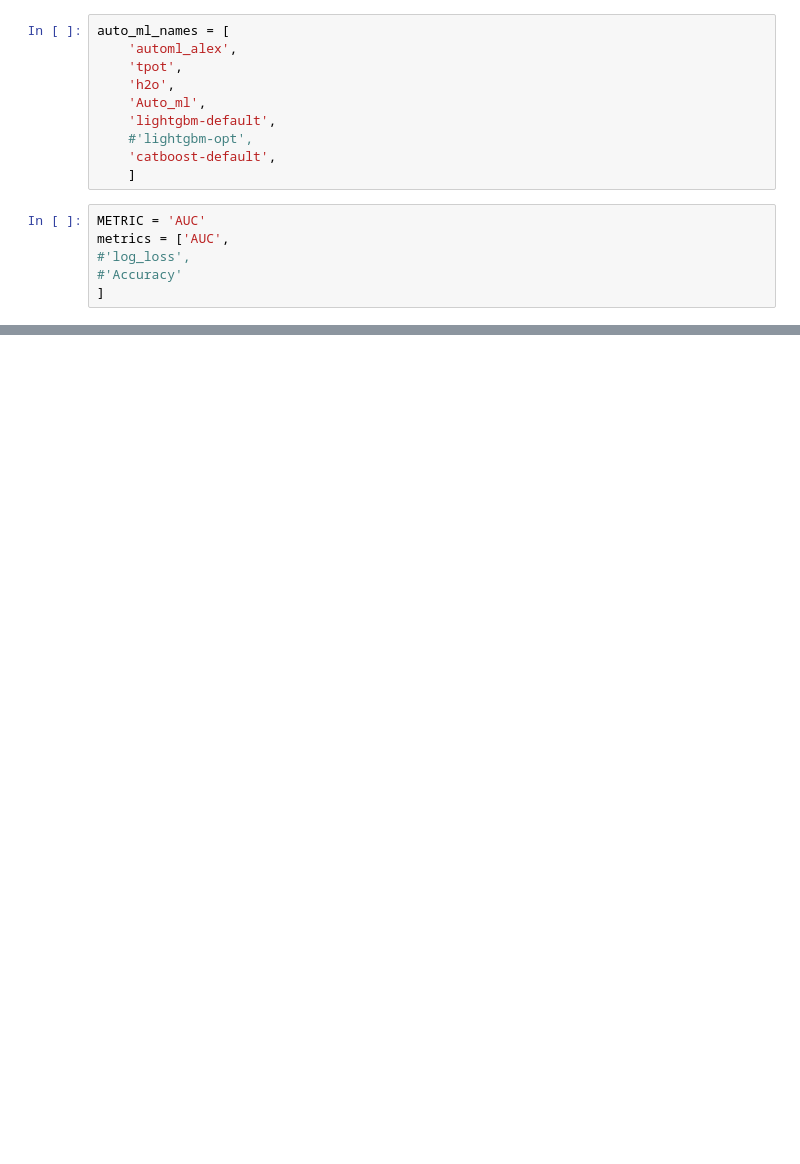
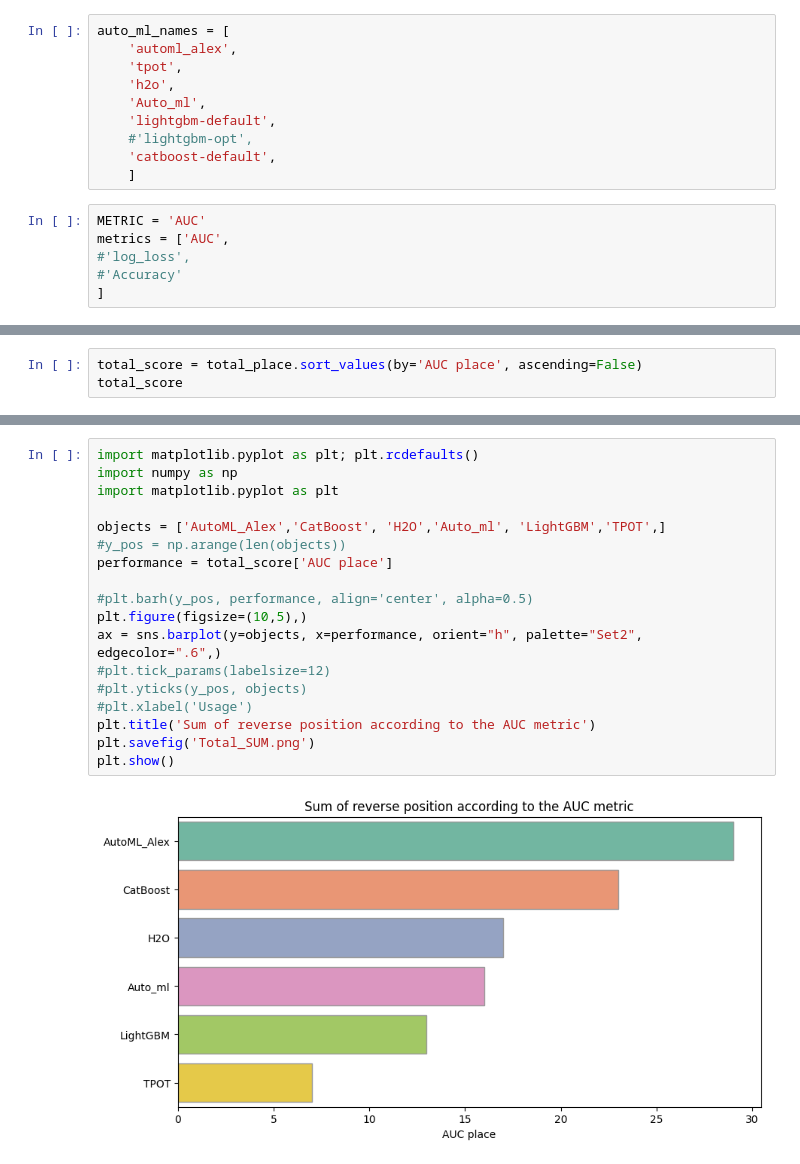
Before and after one commit to Alex-Lekov/AutoML-Benchmark, a Jupyter notebook: binary-classification/bench_v1.ipynb, the cells around one changed output, grey strips where cells are left out. Saved outputs shown, nothing was run; the diff lists cells and outputs as text; blank space fills up the shorter version.

```diff
--- a/binary-classification/bench_v1.ipynb
+++ b/binary-classification/bench_v1.ipynb
@@ -80,0 +94,3 @@ automl_alex       0.72306
+# %%
+total_score = total_place.sort_values(by='AUC place', ascending=False)
+total_score
@@ -81,3 +105,23 @@ automl_alex       0.72306
+# %%
+import matplotlib.pyplot as plt; plt.rcdefaults()
+import numpy as np
+import matplotlib.pyplot as plt
+
+objects = ['AutoML_Alex','CatBoost', 'H2O','Auto_ml', 'LightGBM','TPOT',]
+#y_pos = np.arange(len(objects))
+performance = total_score['AUC place']
+
+#plt.barh(y_pos, performance, align='center', alpha=0.5)
+plt.figure(figsize=(10,5),)
+ax = sns.barplot(y=objects, x=performance, orient="h", palette="Set2", edgecolor=".6",)
+#plt.tick_params(labelsize=12)
+#plt.yticks(y_pos, objects)
+#plt.xlabel('Usage')
+plt.title('Sum of reverse position according to the AUC metric')
+plt.savefig('Total_SUM.png')
+plt.show()
+# %% [output]
+[figure, added]
 # %%
 total_place
 # %% [output]
```
Also changed, not shown: parts of 5 cells of this notebook, 13 other files.
